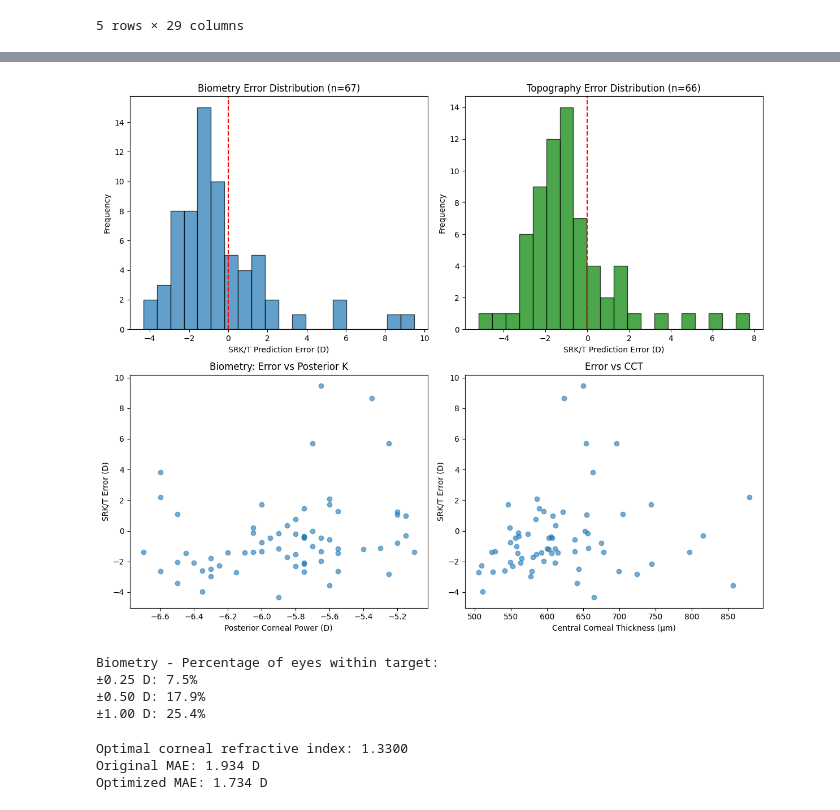
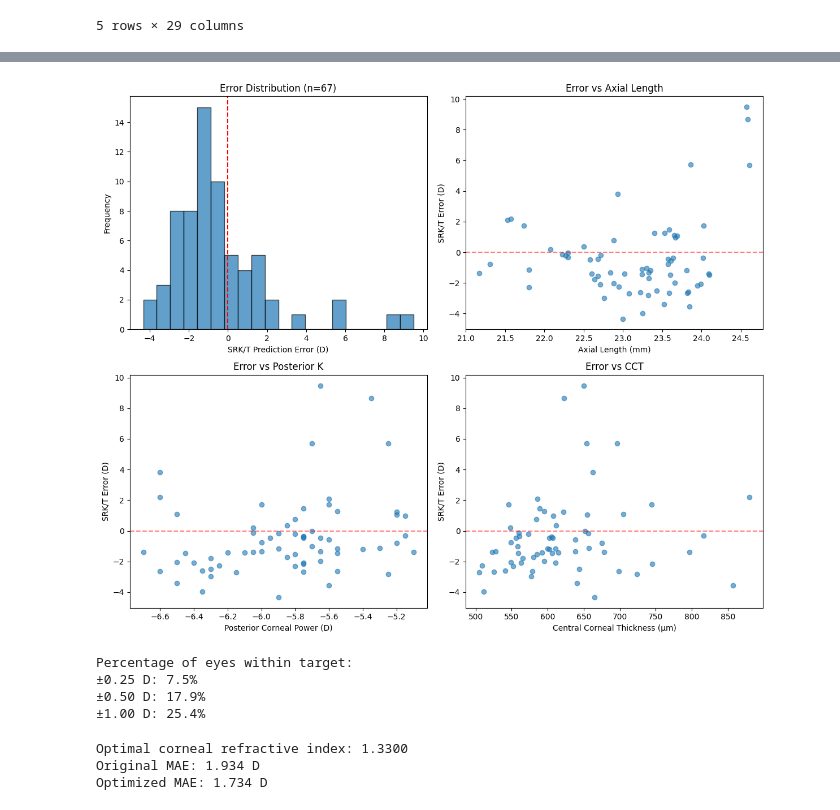
Before and after one commit to Andrea-Taloni/faco-dmek, a Jupyter notebook: ML.ipynb, the cells around one changed output, grey strips where cells are left out. Drawn from its saved outputs; the diff is of its cells as text; code cells hidden in the pictures.

```diff
--- a/ML.ipynb
+++ b/ML.ipynb
@@ -190,58 +167,56 @@ Standard Deviation: 2.209 D
 # %%
-# Cell 5: Visualize SRK/T Performance (with NaN handling)
+# Cell 5: Visualize SRK/T Performance with Biometry
 # Only plot for rows with valid data
-df_valid_bio = df[df['SRKT_Error_Bio'].notna()].copy()
-df_valid_topo = df[df['SRKT_Error_Topo'].notna()].copy()
+df_valid = df[df['SRKT_Error'].notna()].copy()
 
 fig, axes = plt.subplots(2, 2, figsize=(12, 10))
 
-# Plot 1: Biometry Error Distribution
-if len(df_valid_bio) > 0:
-    axes[0, 0].hist(df_valid_bio['SRKT_Error_Bio'], bins=20, edgecolor='black', alpha=0.7)
+# Plot 1: Error Distribution
+if len(df_valid) > 0:
+    axes[0, 0].hist(df_valid['SRKT_Error'], bins=20, edgecolor='black', alpha=0.7)
     axes[0, 0].axvline(x=0, color='red', linestyle='--')
     axes[0, 0].set_xlabel('SRK/T Prediction Error (D)')
     axes[0, 0].set_ylabel('Frequency')
-    axes[0, 0].set_title(f'Biometry Error Distribution (n={len(df_valid_bio)})')
+    axes[0, 0].set_title(f'Error Distribution (n={len(df_valid)})')
 
-# Plot 2: Topography Error Distribution
-if len(df_valid_topo) > 0:
-    axes[0, 1].hist(df_valid_topo['SRKT_Error_Topo'], bins=20, edgecolor='black', alpha=0.7, color='green')
-    axes[0, 1].axvline(x=0, color='red', linestyle='--')
-    axes[0, 1].set_xlabel('SRK/T Prediction Error (D)')
-    axes[0, 1].set_ylabel('Frequency')
-    axes[0, 1].set_title(f'Topography Error Distribution (n={len(df_valid_topo)})')
+# Plot 2: Error vs Axial Length
+    axes[0, 1].scatter(df_valid['Bio-AL'], df_valid['SRKT_Error'], alpha=0.6)
+    axes[0, 1].set_xlabel('Axial Length (mm)')
+    axes[0, 1].set_ylabel('SRK/T Error (D)')
+    axes[0, 1].set_title('Error vs Axial Length')
+    axes[0, 1].axhline(y=0, color='red', linestyle='--', alpha=0.5)
 
-# Plot 3: Error vs Posterior Corneal Power (Biometry)
-if len(df_valid_bio) > 0:
-    axes[1, 0].scatter(df_valid_bio['Posterior Km'], df_valid_bio['SRKT_Error_Bio'], alpha=0.6)
+# Plot 3: Error vs Posterior Corneal Power
+    axes[1, 0].scatter(df_valid['Posterior Km'], df_valid['SRKT_Error'], alpha=0.6)
     axes[1, 0].set_xlabel('Posterior Corneal Power (D)')
     axes[1, 0].set_ylabel('SRK/T Error (D)')
-    axes[1, 0].set_title('Biometry: Error vs Posterior K')
+    axes[1, 0].set_title('Error vs Posterior K')
+    axes[1, 0].axhline(y=0, color='red', linestyle='--', alpha=0.5)
 
 # Plot 4: Error vs CCT
-if len(df_valid_bio) > 0:
-    valid_cct = df_valid_bio[df_valid_bio['CCT'].notna()]
-    axes[1, 1].scatter(valid_cct['CCT'], valid_cct['SRKT_Error_Bio'], alpha=0.6)
+    valid_cct = df_valid[df_valid['CCT'].notna()]
+    axes[1, 1].scatter(valid_cct['CCT'], valid_cct['SRKT_Error'], alpha=0.6)
     axes[1, 1].set_xlabel('Central Corneal Thickness (μm)')
     axes[1, 1].set_ylabel('SRK/T Error (D)')
     axes[1, 1].set_title('Error vs CCT')
+    axes[1, 1].axhline(y=0, color='red', linestyle='--', alpha=0.5)
 
 plt.tight_layout()
 plt.show()
 
 # Calculate percentage within target ranges
-if len(df_valid_bio) > 0:
-    within_025 = (df_valid_bio['SRKT_Error_Bio'].abs() <= 0.25).sum() / len(df_valid_bio) * 100
-    within_050 = (df_valid_bio['SRKT_Error_Bio'].abs() <= 0.50).sum() / len(df_valid_bio) * 100
-    within_100 = (df_valid_bio['SRKT_Error_Bio'].abs() <= 1.00).sum() / len(df_valid_bio) * 100
+if len(df_valid) > 0:
+    within_025 = (df_valid['SRKT_Error'].abs() <= 0.25).sum() / len(df_valid) * 100
+    within_050 = (df_valid['SRKT_Error'].abs() <= 0.50).sum() / len(df_valid) * 100
+    within_100 = (df_valid['SRKT_Error'].abs() <= 1.00).sum() / len(df_valid) * 100
 
-    print(f"\nBiometry - Percentage of eyes within target:")
+    print(f"\nPercentage of eyes within target:")
     print(f"±0.25 D: {within_025:.1f}%")
     print(f"±0.50 D: {within_050:.1f}%")
     print(f"±1.00 D: {within_100:.1f}%")
 # %% [output]
-[figure, old version]
+[figure, new version]
-Biometry - Percentage of eyes within target:
+Percentage of eyes within target:
 ±0.25 D: 7.5%
 ±0.50 D: 17.9%
 ±1.00 D: 25.4%
```
Also changed, not shown: parts of 8 cells of this notebook, 3 other files.
